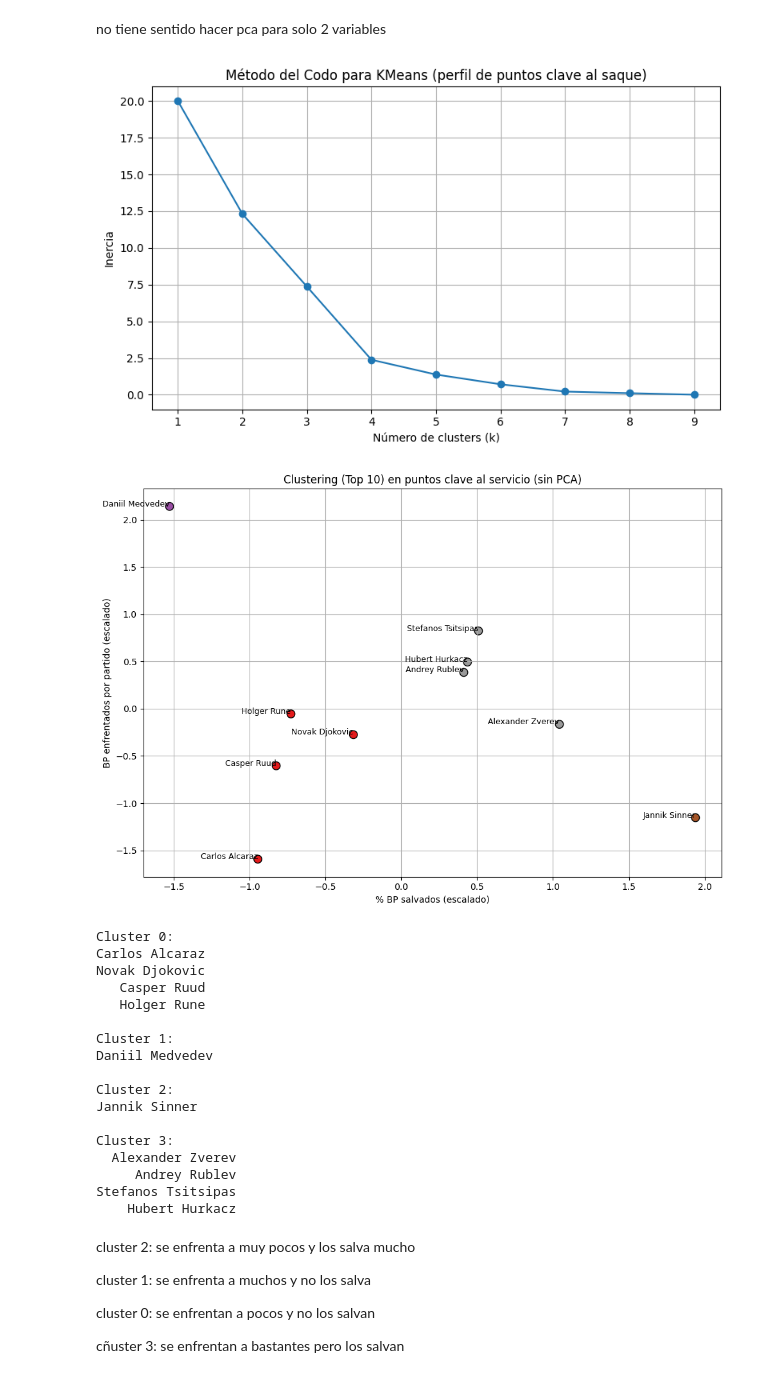
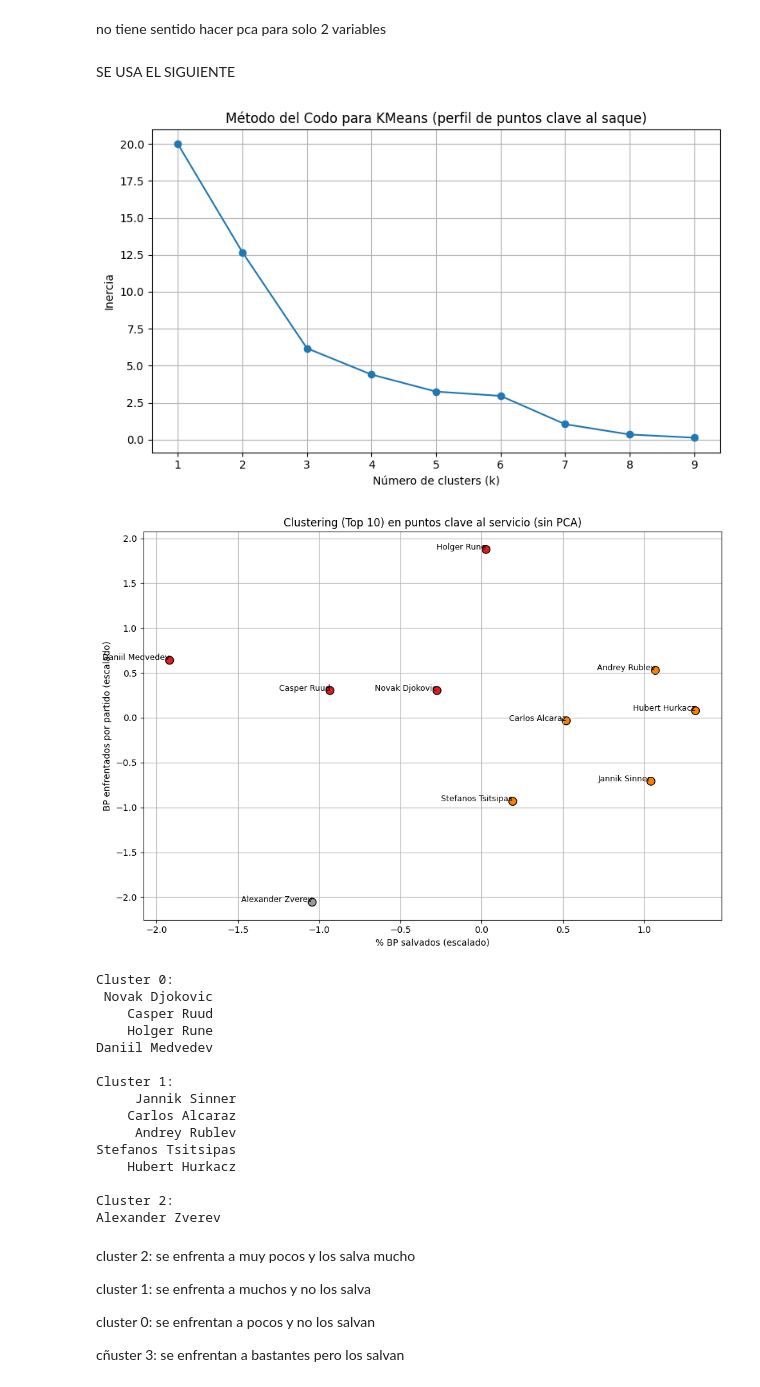
Before and after one commit to joseluis031/TFG_Tennis, a Jupyter notebook: clusters_perfiles_clay.ipynb, the cells around one changed output. Cells and saved outputs as stored; diff of their text form; code cells hidden in the pictures.

```diff
--- a/clusters_perfiles_clay.ipynb
+++ b/clusters_perfiles_clay.ipynb
@@ -11,7 +11,7 @@ import os
 # %%
 # === Cargar datos ===
 # df = pd.read_csv("Estadisticas_2024_limpio/stats_Hard.csv")
-df = pd.read_csv("stats_Hard3_con_Elo.csv")
+df = pd.read_csv("stats_Clay3_con_Elo.csv")
 # %%
 top10 = [
     'Alexander Zverev', 'Andrey Rublev', 'Carlos Alcaraz', 'Casper Ruud', 'Daniil Medvedev',
@@ -563,5 +574,7 @@ plt.show()
 # %% [markdown]
 no tiene sentido hacer pca para solo 2 variables
+# %% [markdown]
+SE USA EL SIGUIENTE
 # %%
 # === 3. Filtrar solo los top 10 ===
 df_top10 = df[df['Player'].isin(top10)].copy()
@@ -592,55 +605,53 @@ plt.tight_layout()
 plt.show()
 
 # === 6. KMeans sobre los 10 jugadores ===
-kmeans = KMeans(n_clusters=4, random_state=42)
+kmeans = KMeans(n_clusters=3, random_state=42)
 df_top10['Cluster'] = kmeans.fit_predict(X_scaled)
 
 # === 7. Agregar variables escaladas para graficar ===
 df_top10['BPSvd%_scaled'] = X_scaled[:, 0]
 df_top10['BPvs/M_scaled'] = X_scaled[:, 1]
 
 # === 8. Gráfico ===
 plt.figure(figsize=(10, 7))
 plt.scatter(df_top10['BPSvd%_scaled'], df_top10['BPvs/M_scaled'],
             c=df_top10['Cluster'], cmap='Set1', s=80, edgecolor='k')
 
 for _, row in df_top10.iterrows():
     plt.text(row['BPSvd%_scaled'], row['BPvs/M_scaled'], row['Player'], fontsize=9, ha='right')
 
 plt.xlabel("% BP salvados (escalado)")
 plt.ylabel("BP enfrentados por partido (escalado)")
 plt.title("Clustering (Top 10) en puntos clave al servicio (sin PCA)")
 plt.grid(True)
 plt.tight_layout()
 plt.show()
 
 # === 9. Mostrar jugadores por clúster ===
 for c in sorted(df_top10['Cluster'].unique()):
     print(f"\nCluster {c}:")
     print(df_top10[df_top10['Cluster'] == c]['Player'].to_string(index=False))
 
 # === 10. Guardar los clusters en un diccionario ===
 clusters_break_saque = dict(zip(df_top10['Player'], df_top10['Cluster']))
 # %% [output]
-[figure, old version]
+[figure, new version]
-[figure, old version]
+[figure, new version]
 Cluster 0:
-Carlos Alcaraz
-Novak Djokovic
-   Casper Ruud
-   Holger Rune
+ Novak Djokovic
+    Casper Ruud
+    Holger Rune
+Daniil Medvedev
 
 Cluster 1:
-Daniil Medvedev
-
-Cluster 2:
-Jannik Sinner
-
-Cluster 3:
-  Alexander Zverev
+     Jannik Sinner
+    Carlos Alcaraz
      Andrey Rublev
 Stefanos Tsitsipas
     Hubert Hurkacz
+
+Cluster 2:
+Alexander Zverev
 # %% [markdown]
 cluster 2: se enfrenta a muy pocos y los salva mucho
 
```
Also changed, not shown: parts of 22 cells of this notebook, 6 other files.
